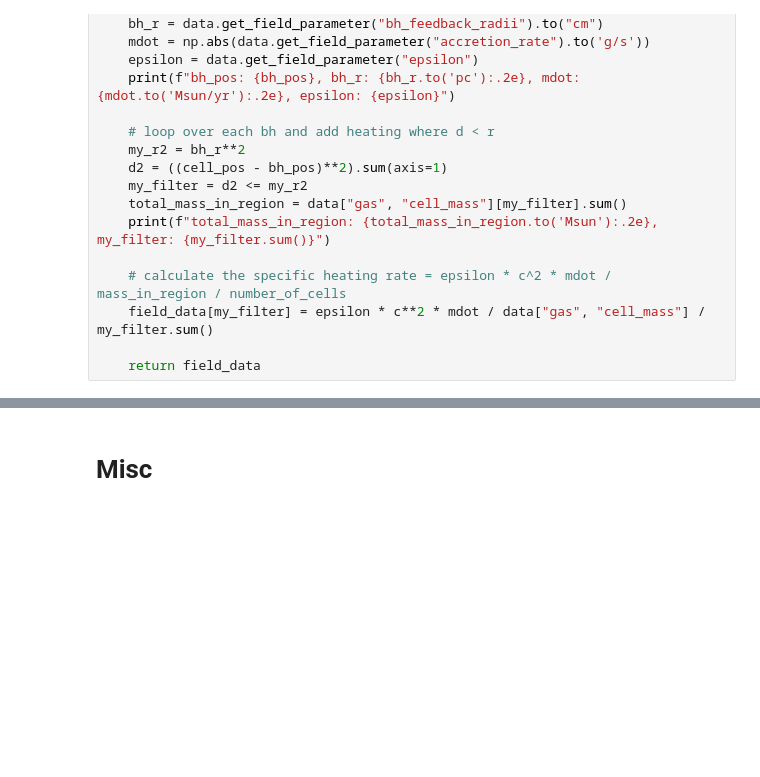
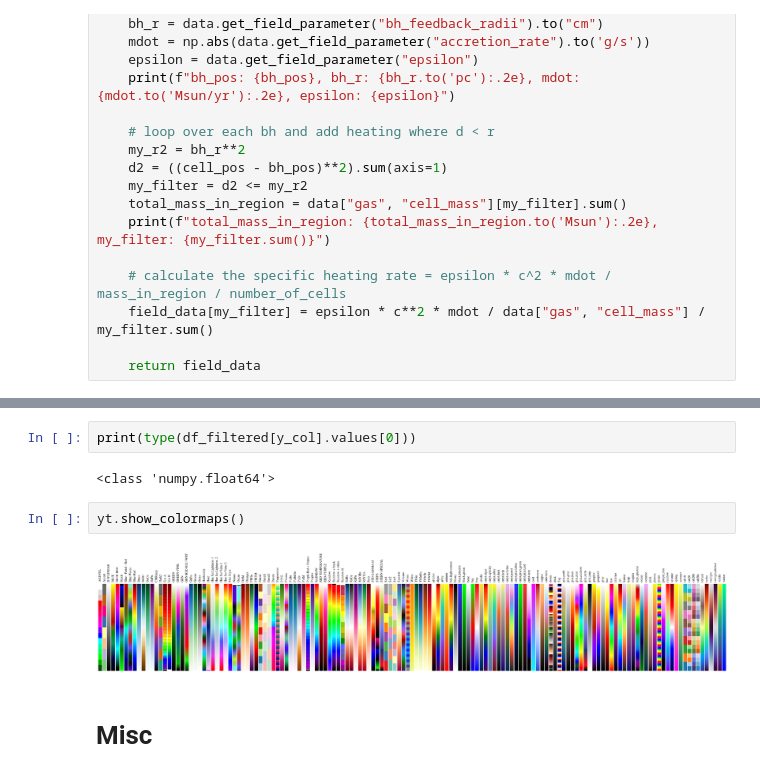
Before and after one commit to simonetgordon/smartstar_simulation_analysis, a Jupyter notebook: python_scripts/plot_tc_ts_ratio.ipynb, the cells around one changed output, grey strips where cells are left out. Cells and saved outputs as stored; diff of their text form; blank space fills up the shorter version.

```diff
--- a/python_scripts/plot_tc_ts_ratio.ipynb
+++ b/python_scripts/plot_tc_ts_ratio.ipynb
@@ -1587,3 +2103,11 @@ tdyn_event_1: 2.22e-02 Myr, tdyn_event_2: 2.82e-02 Myr, tdyn_event_3: 1.64e-02 M
+# %%
+print(type(df_filtered[y_col].values[0]))
+# %% [output]
+<class 'numpy.float64'>
+# %%
+yt.show_colormaps()
+# %% [output]
+[figure, added]
 # %% [markdown]
 # Misc
 # %%
```
Also changed, not shown: parts of 37 cells of this notebook.
